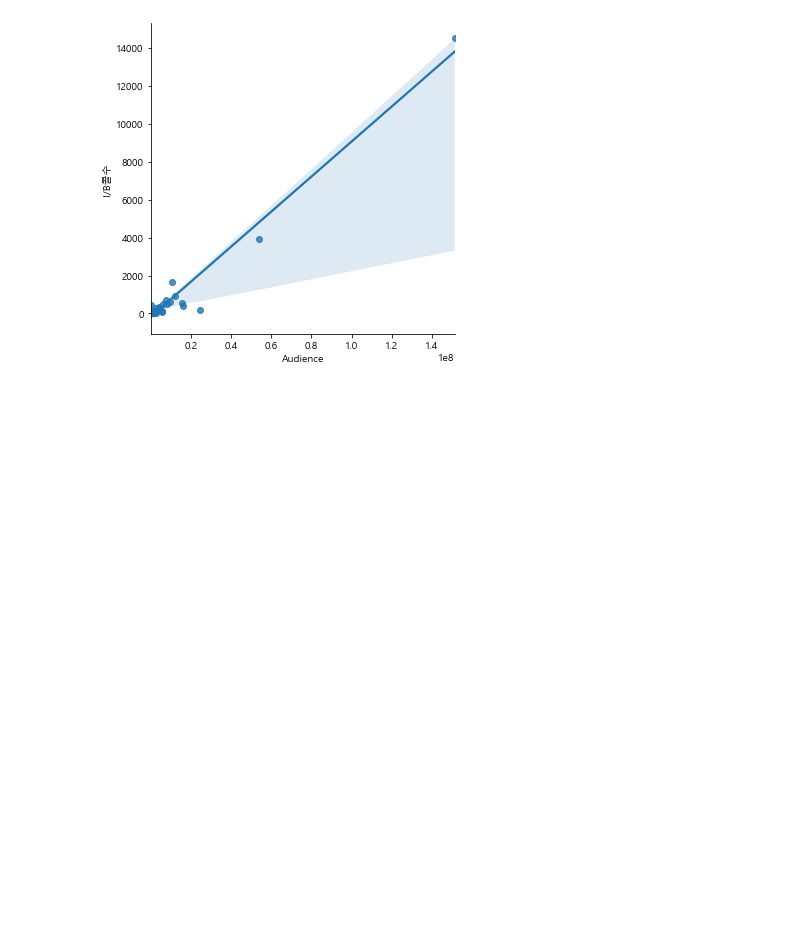
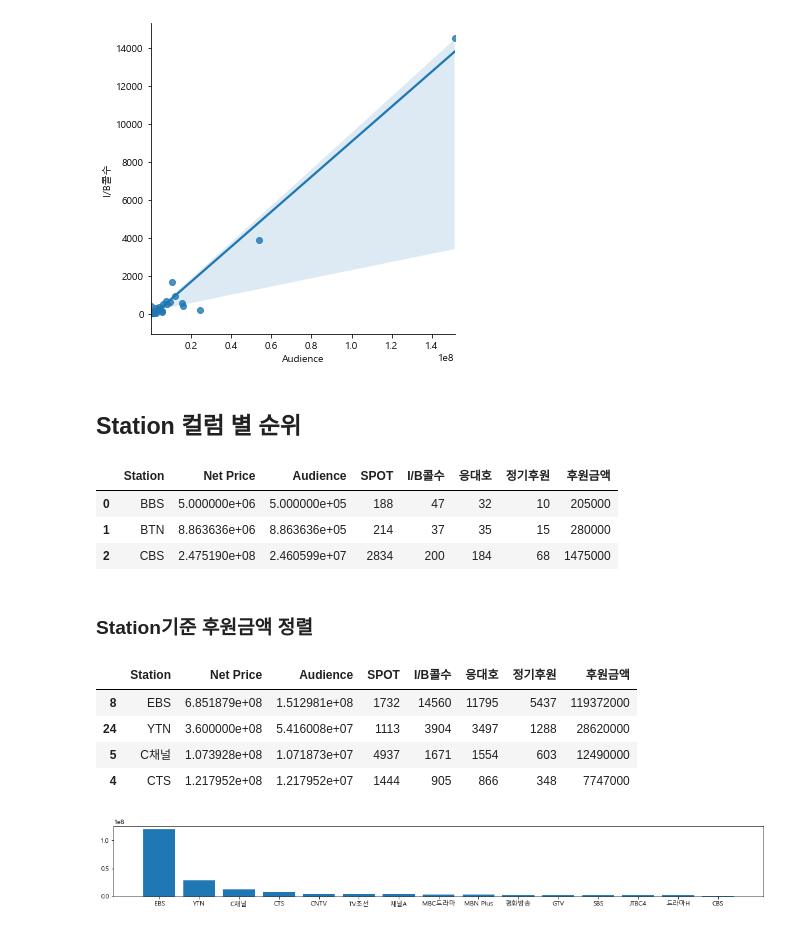
Before and after one commit to lee-edgar/Predict-Linear-Regression, a Jupyter notebook: Station.ipynb, the cells around one changed output. Cells and saved outputs as stored; diff of their text form; code cells hidden in the pictures; blank space fills up the shorter version.

```diff
--- a/Station.ipynb
+++ b/Station.ipynb
@@ -239,3 +243,12 @@ sns.lmplot(x='Audience', y='I/B콜수', data=datas_1)
 # %% [output]
 <seaborn.axisgrid.FacetGrid at 0x...>
 [figure]
+# %% [markdown]
+## Station 컬럼 별 순위
+# %%
+datas_1.head(3)
+# %% [output]
+|  | Station | Net Price | Audience | SPOT | I/B콜수 | 응대호 | 정기후원 | 후원금액 |
+| 0 | BBS | 5.000000e+06 | 5.000000e+05 | 188 | 47 | 32 | 10 | 205000 |
+| 1 | BTN | 8.863636e+06 | 8.863636e+05 | 214 | 37 | 35 | 15 | 280000 |
+| 2 | CBS | 2.475190e+08 | 2.460599e+07 | 2834 | 200 | 184 | 68 | 1475000 |
@@ -241,0 +259,14 @@ sns.lmplot(x='Audience', y='I/B콜수', data=datas_1)
+# %% [markdown]
+### Station기준 후원금액 정렬
+# %%
+datas_1_후원금액 = datas_1.sort_values(by=['후원금액'], axis=0, ascending=False).head(15)
+fig = plt.figure(figsize=(18,2))
+plt.bar(datas_1_후원금액['Station'],datas_1_후원금액['후원금액'])
+datas_1_후원금액.head(4)
+# %% [output]
+|  | Station | Net Price | Audience | SPOT | I/B콜수 | 응대호 | 정기후원 | 후원금액 |
+| 8 | EBS | 6.851879e+08 | 1.512981e+08 | 1732 | 14560 | 11795 | 5437 | 119372000 |
+| 24 | YTN | 3.600000e+08 | 5.416008e+07 | 1113 | 3904 | 3497 | 1288 | 28620000 |
+| 5 | C채널 | 1.073928e+08 | 1.071873e+07 | 4937 | 1671 | 1554 | 603 | 12490000 |
+| 4 | CTS | 1.217952e+08 | 1.217952e+07 | 1444 | 905 | 866 | 348 | 7747000 |
+[figure, added]
```
Also changed, not shown: parts of 31 cells of this notebook.
